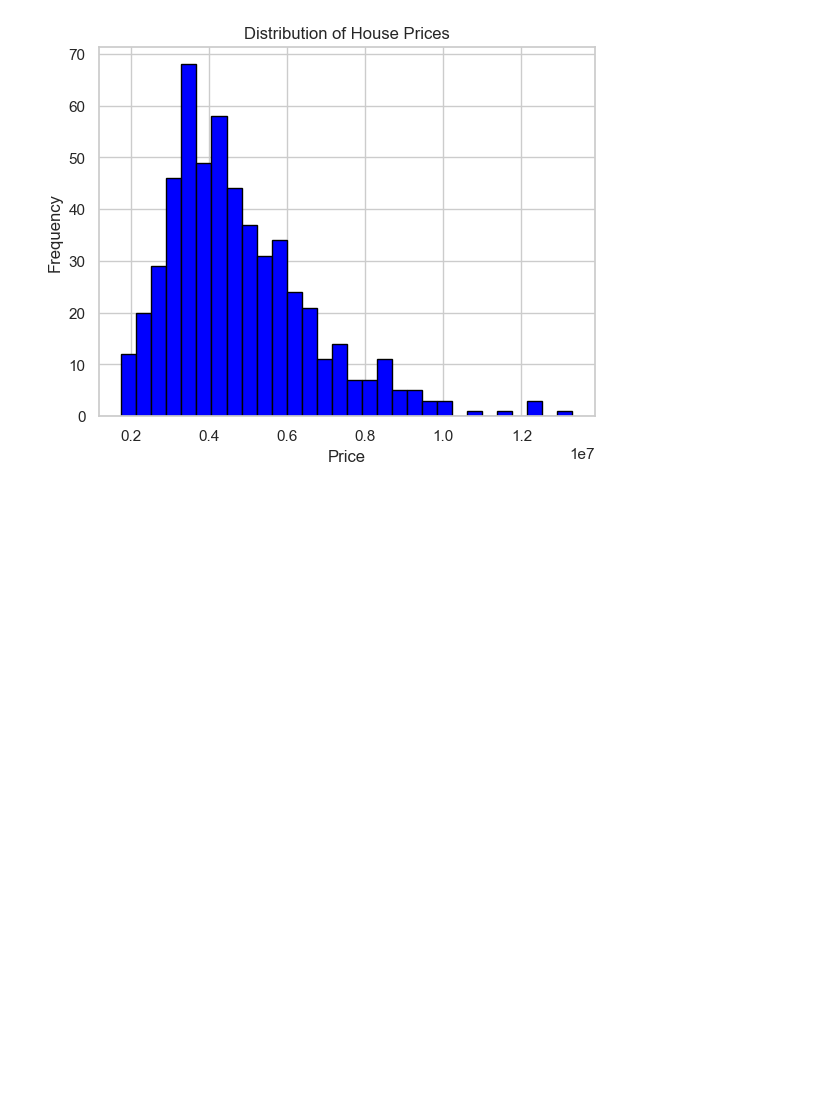
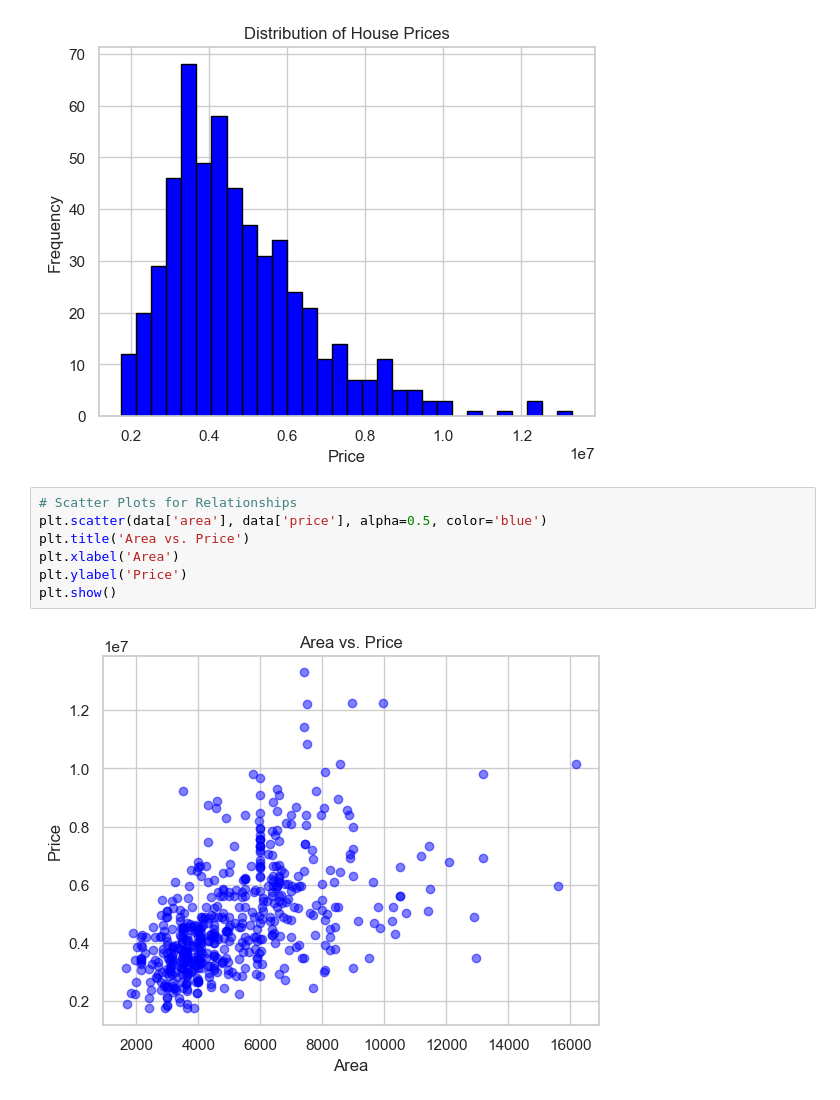
Before and after one commit to Eugenius0/Home-Price-Estimator, a Jupyter notebook: notebooks/01_eda.ipynb, the cells around one changed output. Cells and saved outputs as stored; diff of their text form; blank space fills up the shorter version.

Commit message:
Scatter Plots for Relationships

```diff
--- a/notebooks/01_eda.ipynb
+++ b/notebooks/01_eda.ipynb
@@ -54,3 +54,12 @@ plt.ylabel('Frequency')
 plt.show()
 # %% [output]
 [figure]
+# %%
+# Scatter Plots for Relationships
+plt.scatter(data['area'], data['price'], alpha=0.5, color='blue')
+plt.title('Area vs. Price')
+plt.xlabel('Area')
+plt.ylabel('Price')
+plt.show()
+# %% [output]
+[figure, added]
```
